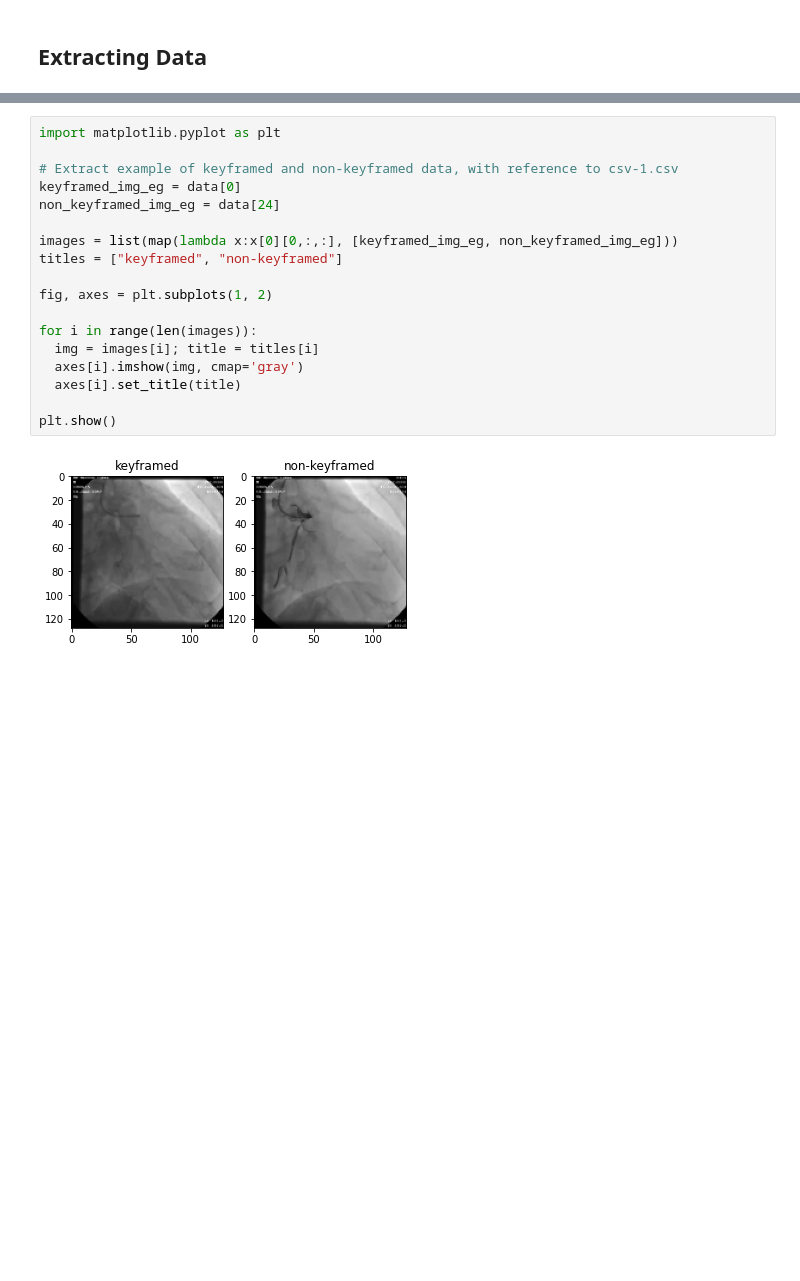
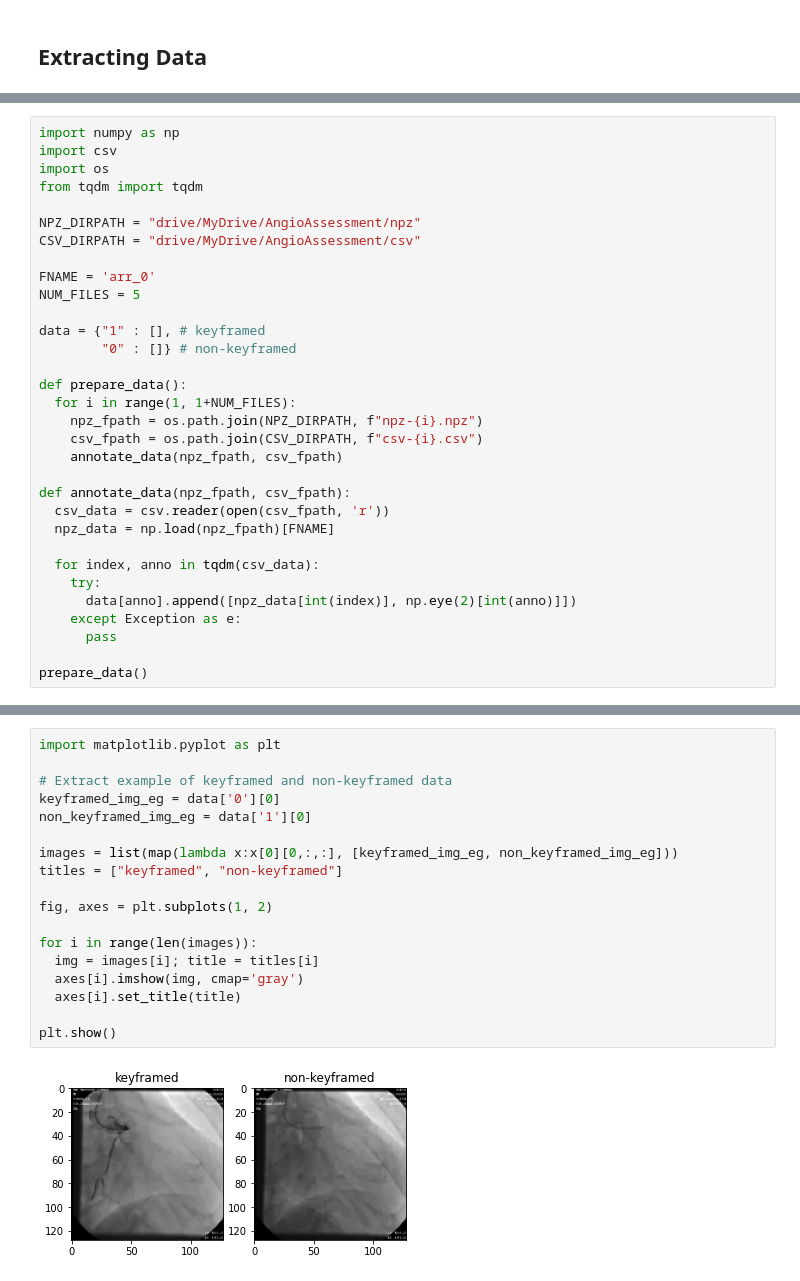
Before and after one commit to AaronYong179/angioAssessment, a Jupyter notebook: assessment.ipynb, the cells around one changed output, grey strips where cells are left out. Cells and saved outputs as stored; diff of their text form; blank space fills up the shorter version.

```diff
--- a/assessment.ipynb
+++ b/assessment.ipynb
@@ -52 +3,33 @@ index 129 is out of bounds for axis 0 with size 129
+# %%
+import numpy as np
+import csv
+import os
+from tqdm import tqdm
+
+NPZ_DIRPATH = "drive/MyDrive/AngioAssessment/npz"
+CSV_DIRPATH = "drive/MyDrive/AngioAssessment/csv"
+
+FNAME = 'arr_0'
+NUM_FILES = 5
+
+data = {"1" : [], # keyframed
+        "0" : []} # non-keyframed
+
+def prepare_data():
+  for i in range(1, 1+NUM_FILES):
+    npz_fpath = os.path.join(NPZ_DIRPATH, f"npz-{i}.npz")
+    csv_fpath = os.path.join(CSV_DIRPATH, f"csv-{i}.csv")
+    annotate_data(npz_fpath, csv_fpath)
+
+def annotate_data(npz_fpath, csv_fpath):
+  csv_data = csv.reader(open(csv_fpath, 'r'))
+  npz_data = np.load(npz_fpath)[FNAME]
+
+  for index, anno in tqdm(csv_data):
+    try:
+      data[anno].append([npz_data[int(index)], np.eye(2)[int(anno)]])
+    except Exception as e:
+      pass
+
+prepare_data()
 # %% [markdown]
@@ -56,21 +40,21 @@ The two images below are examples of a keyframed and non-keyframed image respect
 # %%
 import matplotlib.pyplot as plt
 
-# Extract example of keyframed and non-keyframed data, with reference to csv-1.csv
-keyframed_img_eg = data[0]
-non_keyframed_img_eg = data[24]
+# Extract example of keyframed and non-keyframed data
+keyframed_img_eg = data['0'][0]
+non_keyframed_img_eg = data['1'][0]
 
 images = list(map(lambda x:x[0][0,:,:], [keyframed_img_eg, non_keyframed_img_eg]))
 titles = ["keyframed", "non-keyframed"]
 
 fig, axes = plt.subplots(1, 2)
 
 for i in range(len(images)):
   img = images[i]; title = titles[i]
   axes[i].imshow(img, cmap='gray')
   axes[i].set_title(title)
 
 plt.show()
 # %% [output]
-[figure, old version]
+[figure, new version]
 # %% [markdown]
```
Also changed, not shown: parts of 11 cells of this notebook.
